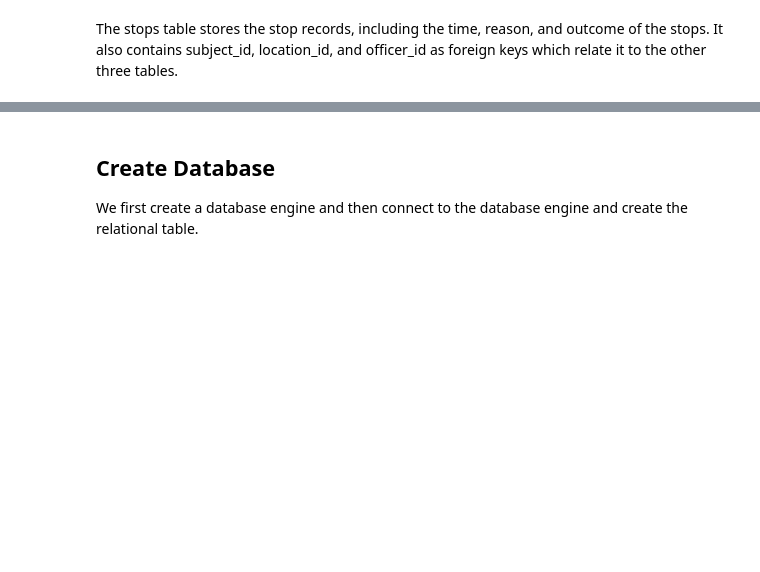
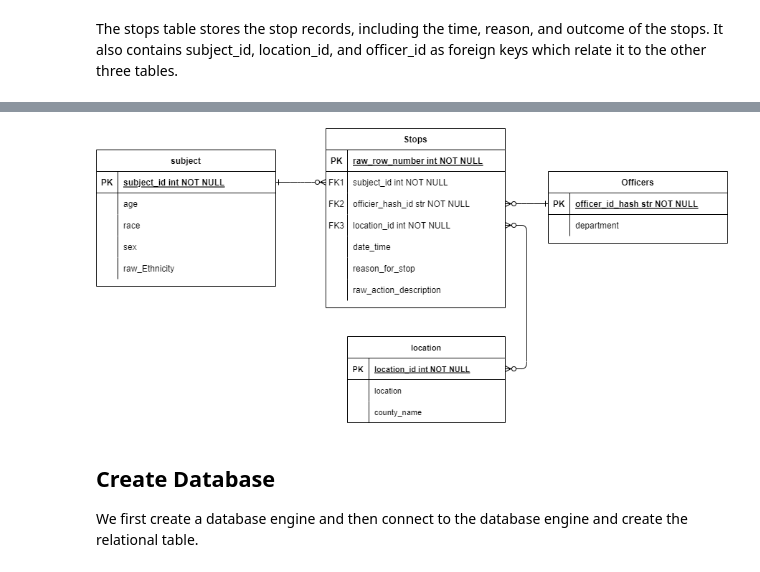
Before and after one commit to zhengxiaoyan321/314_project, a Jupyter notebook: database.ipynb, the cells around one changed output, grey strips where cells are left out. Cells and saved outputs as stored; diff of their text form; code cells hidden in the pictures; blank space fills up the shorter version.

Commit message:
fix image

```diff
--- a/database.ipynb
+++ b/database.ipynb
@@ -50,3 +50,8 @@ Now the entity relationship diagram of the dataset is depicted in the following
+# %%
+from IPython.display import Image
+Image(filename='data/er-diagram.png')
+# %% [output]
+[figure, added]
 # %% [markdown]
 ## Create Database
 We first create a database engine and then connect to the database engine and create the relational table.
```
Also changed, not shown: parts of 1 cell of this notebook.
